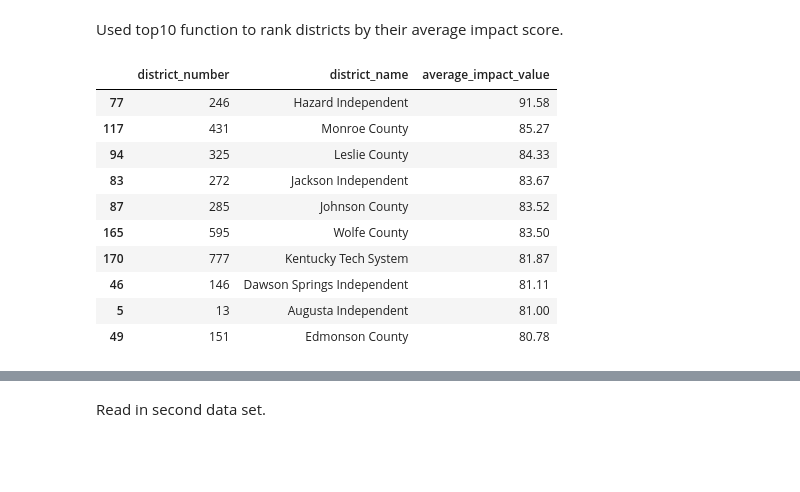
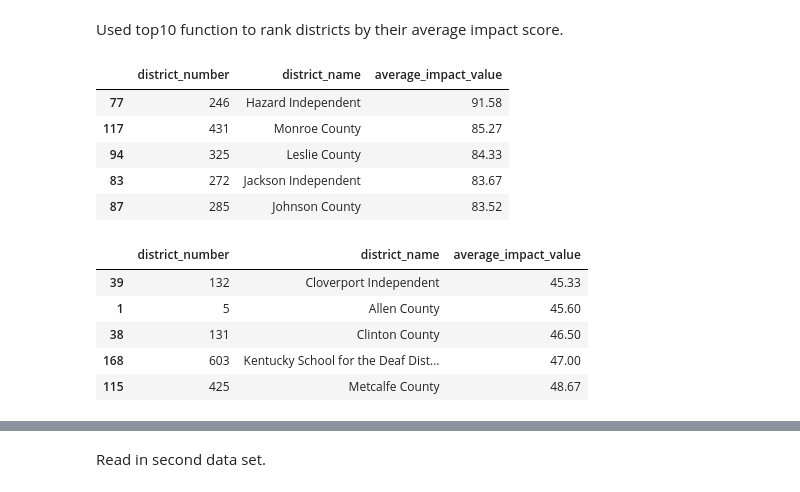
Before and after one commit to LucyHCollins/Teacher_Turnover, a Jupyter notebook: Teacher_Turnover.ipynb, the cells around one changed output, grey strips where cells are left out. Drawn from its saved outputs; the diff is of its cells as text; code cells hidden in the pictures; blank space fills up the shorter version.

```diff
--- a/Teacher_Turnover.ipynb
+++ b/Teacher_Turnover.ipynb
@@ -126,16 +129,22 @@ df_district_average_satisfaction.head()
 # %% [markdown]
 Used top10 function to rank districts by their average impact score.
 # %%
-top10_districts(df_district_average_satisfaction, 'average_impact_value')
+top10 = top10_districts(df_district_average_satisfaction, 'average_impact_value')
+top10.head()
 # %% [output]
 |  | district_number | district_name | average_impact_value |
 | 77 | 246 | Hazard Independent | 91.58 |
 | 117 | 431 | Monroe County | 85.27 |
 | 94 | 325 | Leslie County | 84.33 |
 | 83 | 272 | Jackson Independent | 83.67 |
 | 87 | 285 | Johnson County | 83.52 |
-| 165 | 595 | Wolfe County | 83.50 |
-| 170 | 777 | Kentucky Tech System | 81.87 |
-| 46 | 146 | Dawson Springs Independent | 81.11 |
-| 5 | 13 | Augusta Independent | 81.00 |
-| 49 | 151 | Edmonson County | 80.78 |
+# %%
+bottom10 = bottom10_districts(df_district_average_satisfaction, 'average_impact_value')
+bottom10.head()
+# %% [output]
+|  | district_number | district_name | average_impact_value |
+| 39 | 132 | Cloverport Independent | 45.33 |
+| 1 | 5 | Allen County | 45.60 |
+| 38 | 131 | Clinton County | 46.50 |
+| 168 | 603 | Kentucky School for the Deaf Dist... | 47.00 |
+| 115 | 425 | Metcalfe County | 48.67 |
```
Also changed, not shown: parts of 9 cells of this notebook, 2 other files.
